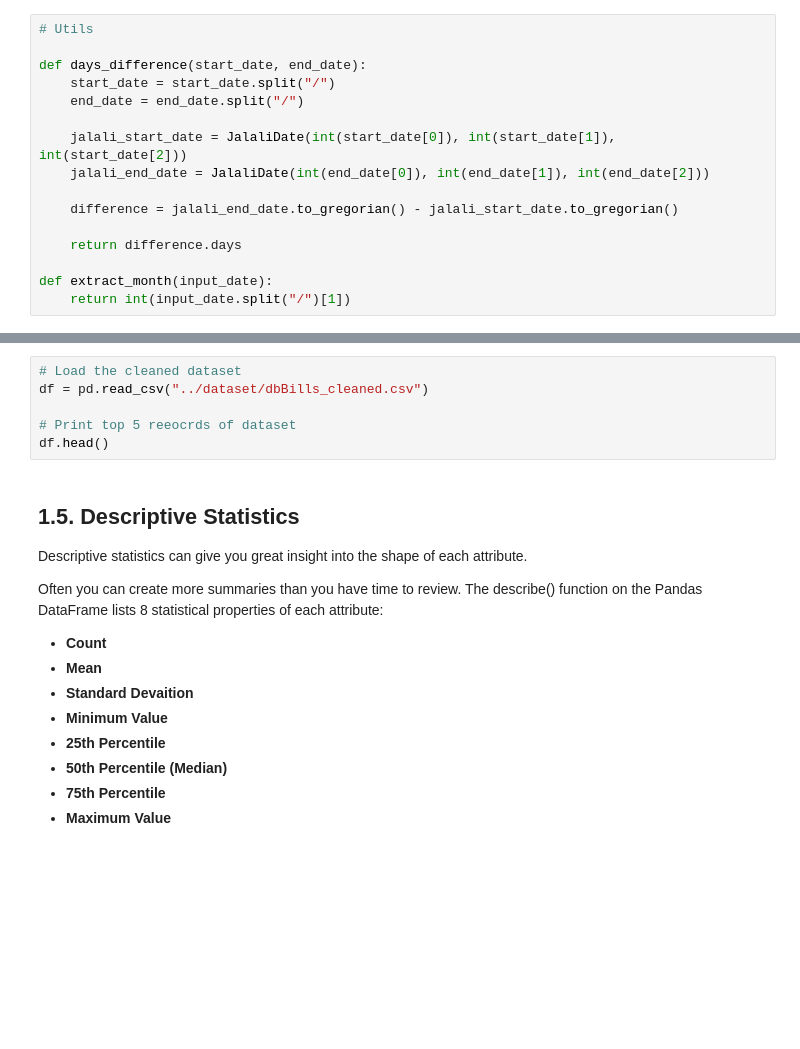
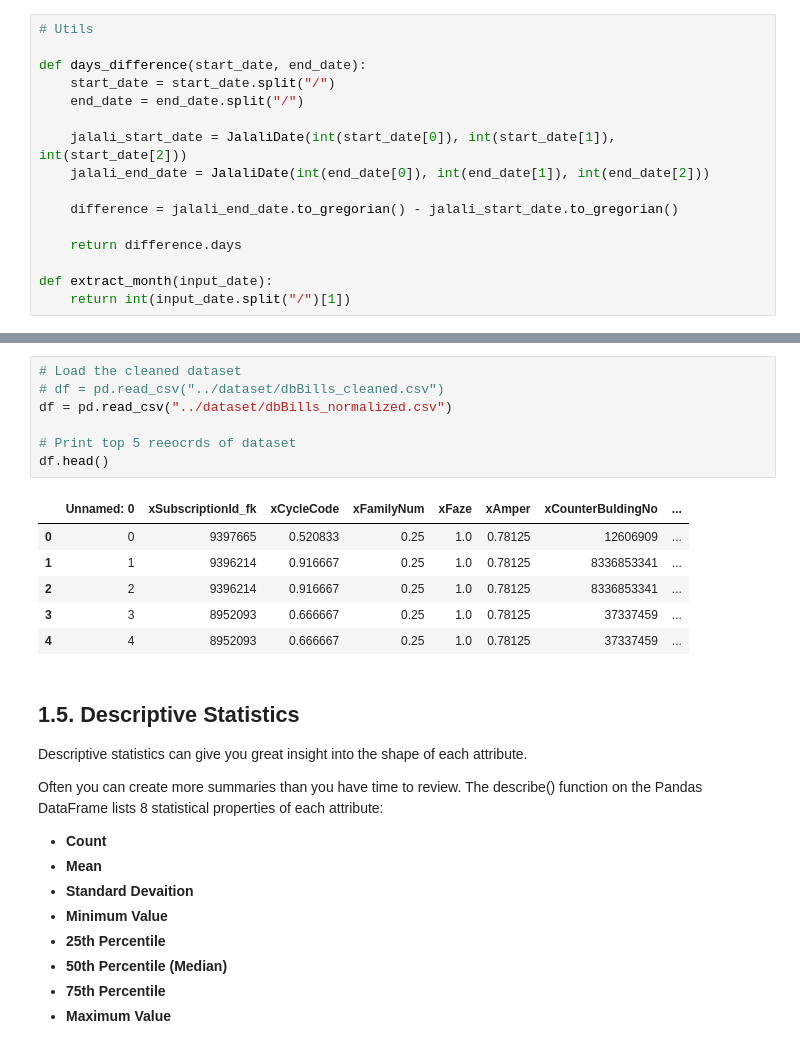
Before and after one commit to pbarjoueian/ecp, a Jupyter notebook: notebook/ecp.ipynb, the cells around one changed output, grey strips where cells are left out. Saved outputs shown, nothing was run; the diff lists cells and outputs as text; blank space fills up the shorter version.

```diff
--- a/notebook/ecp.ipynb
+++ b/notebook/ecp.ipynb
@@ -195,9 +224,17 @@ df.to_csv('../dataset/dbBills_cleaned.csv')
 # %%
 # Load the cleaned dataset
-df = pd.read_csv("../dataset/dbBills_cleaned.csv")
+# df = pd.read_csv("../dataset/dbBills_cleaned.csv")
+df = pd.read_csv("../dataset/dbBills_normalized.csv")
 
 # Print top 5 reeocrds of dataset
 df.head()
+# %% [output]
+|  | Unnamed: 0 | xSubscriptionId_fk | xCycleCode | xFamilyNum | xFaze | xAmper | xCounterBuldingNo | ... |
+| 0 | 0 | 9397665 | 0.520833 | 0.25 | 1.0 | 0.78125 | 12606909 | ... |
+| 1 | 1 | 9396214 | 0.916667 | 0.25 | 1.0 | 0.78125 | 8336853341 | ... |
+| 2 | 2 | 9396214 | 0.916667 | 0.25 | 1.0 | 0.78125 | 8336853341 | ... |
+| 3 | 3 | 8952093 | 0.666667 | 0.25 | 1.0 | 0.78125 | 37337459 | ... |
+| 4 | 4 | 8952093 | 0.666667 | 0.25 | 1.0 | 0.78125 | 37337459 | ... |
 # %% [markdown]
 ## 1.5. Descriptive Statistics
 
```
Also changed, not shown: parts of 9 cells of this notebook, 4 other files.
